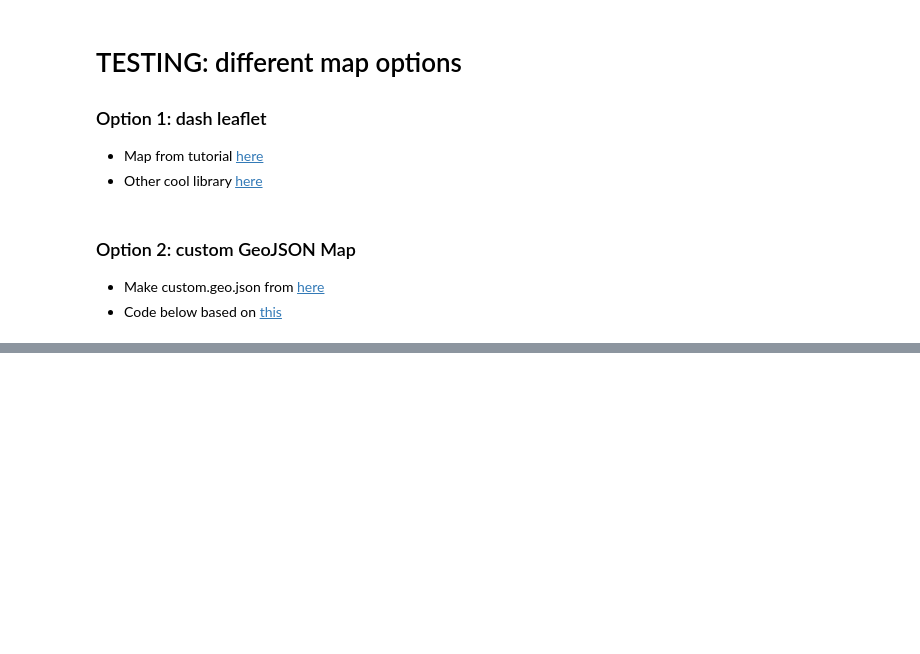
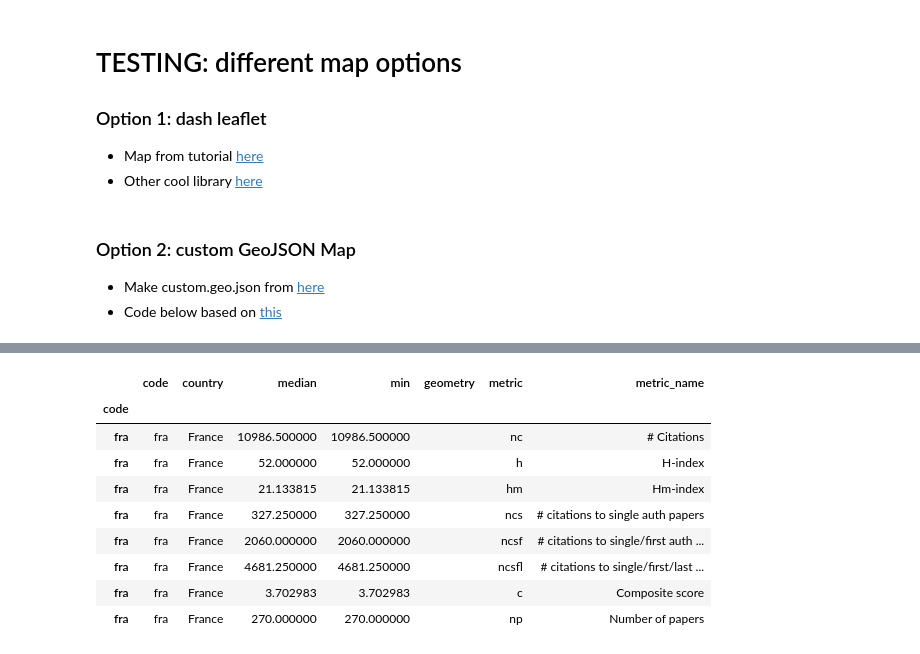
Before and after one commit to Notebook-Factory/twopercenters, a Jupyter notebook: code_test_preproc/testing_ground.ipynb, the cells around one changed output, grey strips where cells are left out. Drawn from its saved outputs; the diff is of its cells as text; code cells hidden in the pictures; blank space fills up the shorter version.

```diff
--- a/code_test_preproc/testing_ground.ipynb
+++ b/code_test_preproc/testing_ground.ipynb
@@ -711,0 +717,38 @@ fig.show()
+# %%
+import country_converter as coco
+import json
+cc = coco.CountryConverter()
+
+world_path = '../aggregate/custom.geo.json'
+with open(world_path) as f: geo_world = json.load(f)
+
+# Adding geometry to main df
+
+def get_es_geo(aa,yr,metric,st_idx,log):
+    df = pd.DataFrame(columns=['CODE', 'COUNTRY', metric,'GEOMETRY'])
+    for idx, cntry in enumerate(aa):
+        if cntry['ct'] != 'csk' and cntry['ct'] != 'nan':
+            if cntry['ct'] == 'sux':
+                cur_name = "Russia"
+            elif cntry['ct'] == 'ant':
+                cur_name = "Netherlands"
+            elif cntry['ct'] == 'scg':
+                cur_name = 'Czech Republic'
+            else:
+                cur_name = cc.convert(cntry['ct'], to = 'name_short')
+            try:
+                df.loc[idx] = [cntry['ct']] + [cur_name] + [cntry['dat'][f'career_{yr}{log}'][metric][st_idx]] + ['']
+            except:
+                df.loc[idx] = [cntry['ct']] + [cur_name] + [0]+ ['']
+
+    df.index = df['CODE']
+    countries_geo = []
+    for cntry in geo_world['features']:
+        cntry_name = cntry['properties']['iso_a3'].lower()
+        if cntry_name in df.index:
+            geometry = cntry['geometry']
+            countries_geo.append({'type': 'Feature', 'geometry': geometry, 'id':cntry_name})
+    geo_world_ok = {'type': 'FeatureCollection', 'features': countries_geo}
+
+    fig = px.choropleth(df, geojson = geo_world_ok, locations = 'CODE', color = metric ,hover_data = ['COUNTRY'])
+    return fig
@@ -711,0 +822,13 @@ fig.show()
+# %%
+df[df['code'] == 'fra']
+# %% [output]
+|  | code | country | median | min | geometry | metric | metric_name |
+| code |  |  |  |  |  |  |  |
+| fra | fra | France | 10986.500000 | 10986.500000 |  | nc | # Citations |
+| fra | fra | France | 52.000000 | 52.000000 |  | h | H-index |
+| fra | fra | France | 21.133815 | 21.133815 |  | hm | Hm-index |
+| fra | fra | France | 327.250000 | 327.250000 |  | ncs | # citations to single auth papers |
+| fra | fra | France | 2060.000000 | 2060.000000 |  | ncsf | # citations to single/first auth ... |
+| fra | fra | France | 4681.250000 | 4681.250000 |  | ncsfl | # citations to single/first/last ... |
+| fra | fra | France | 3.702983 | 3.702983 |  | c | Composite score |
+| fra | fra | France | 270.000000 | 270.000000 |  | np | Number of papers |
```
Also changed, not shown: parts of 6 cells of this notebook, 16 other files.
